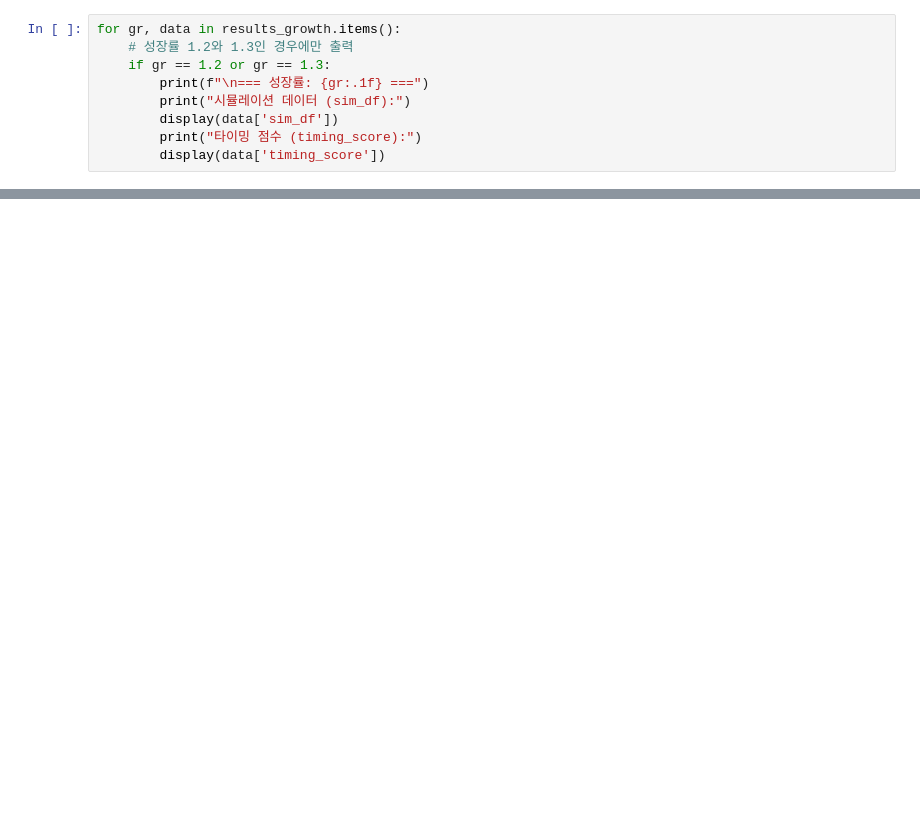
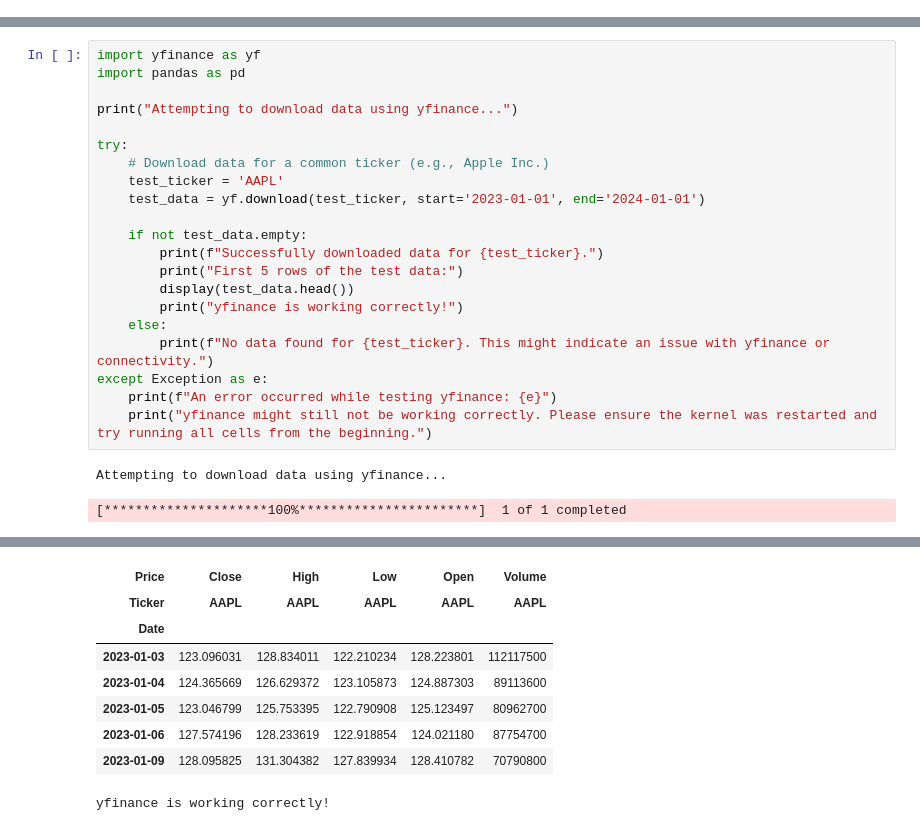
Before and after one commit to hanyeolhui/BusanDropoutQuant, a Jupyter notebook: scratchpad.ipynb, the cells around one changed output, grey strips where cells are left out. Saved outputs shown, nothing was run; the diff lists cells and outputs as text; blank space fills up the shorter version.

```diff
--- a/scratchpad.ipynb
+++ b/scratchpad.ipynb
@@ -455,9 +2,0 @@ plt.show()
-# %%
-for gr, data in results_growth.items():
-    # 성장률 1.2와 1.3인 경우에만 출력
-    if gr == 1.2 or gr == 1.3:
-        print(f"\n=== 성장률: {gr:.1f} ===")
-        print("시뮬레이션 데이터 (sim_df):")
-        display(data['sim_df'])
-        print("타이밍 점수 (timing_score):")
-        display(data['timing_score'])
@@ -837,0 +2385,24 @@ plt.show()
+# %%
+import yfinance as yf
+import pandas as pd
+
+print("Attempting to download data using yfinance...")
+
+try:
+    # Download data for a common ticker (e.g., Apple Inc.)
+    test_ticker = 'AAPL'
+    test_data = yf.download(test_ticker, start='2023-01-01', end='2024-01-01')
+
+    if not test_data.empty:
+        print(f"Successfully downloaded data for {test_ticker}.")
+        print("First 5 rows of the test data:")
+        display(test_data.head())
+        print("yfinance is working correctly!")
+    else:
+        print(f"No data found for {test_ticker}. This might indicate an issue with yfinance or connectivity.")
+except Exception as e:
+    print(f"An error occurred while testing yfinance: {e}")
+    print("yfinance might still not be working correctly. Please ensure the kernel was restarted and try running all cells from the beginning.")
+# %% [output]
+Attempting to download data using yfinance...
+[*********************100%***********************]  1 of 1 completed
@@ -837,0 +2411,9 @@ plt.show()
+| Price | Close | High | Low | Open | Volume |
+| Ticker | AAPL | AAPL | AAPL | AAPL | AAPL |
+| Date |  |  |  |  |  |
+| 2023-01-03 | 123.096031 | 128.834011 | 122.210234 | 128.223801 | 112117500 |
+| 2023-01-04 | 124.365669 | 126.629372 | 123.105873 | 124.887303 | 89113600 |
+| 2023-01-05 | 123.046799 | 125.753395 | 122.790908 | 125.123497 | 80962700 |
+| 2023-01-06 | 127.574196 | 128.233619 | 122.918854 | 124.021180 | 87754700 |
+| 2023-01-09 | 128.095825 | 131.304382 | 127.839934 | 128.410782 | 70790800 |
+yfinance is working correctly!
```
Also changed, not shown: parts of 585 cells of this notebook.
